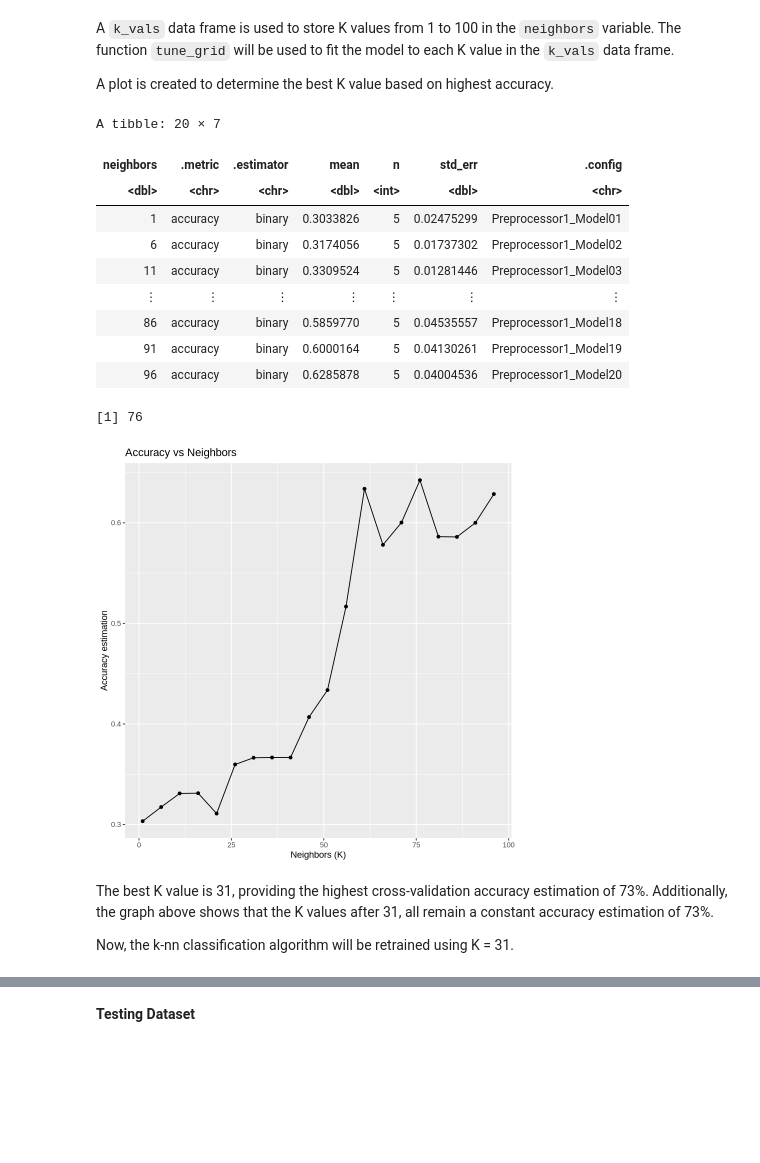
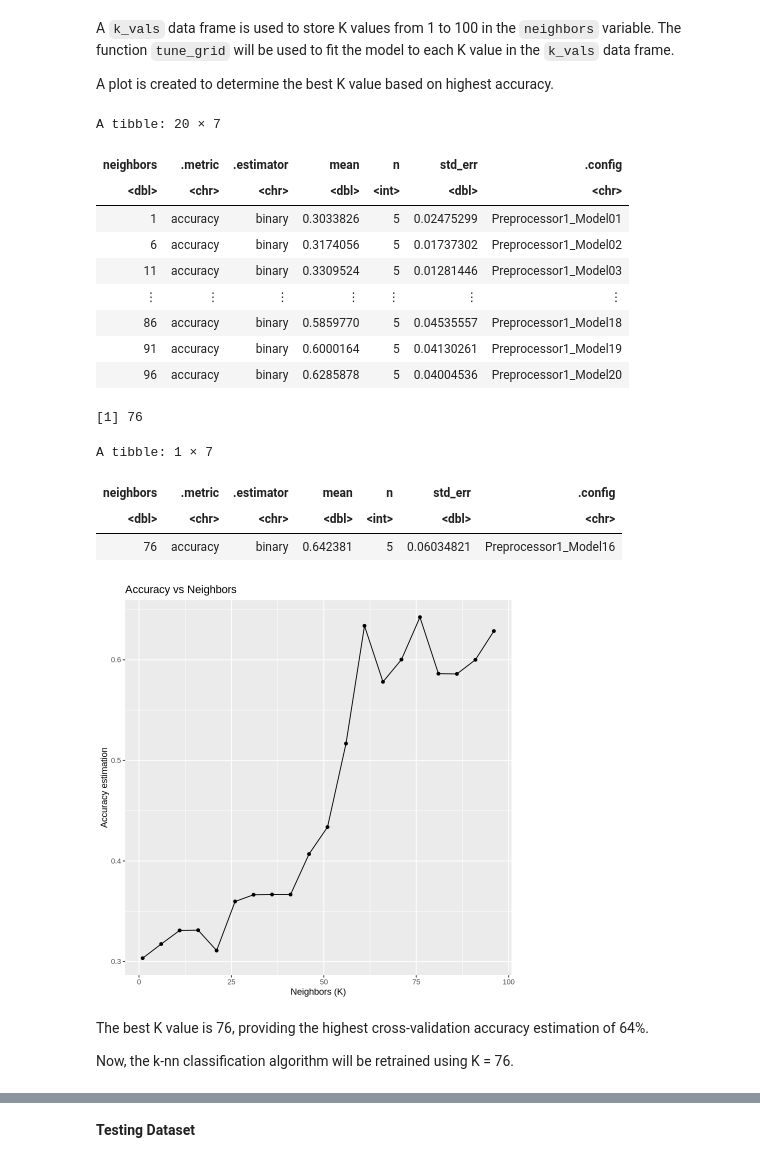
Before and after one commit to zzashleeyj/DSCI100-46-Group-Project, a Jupyter notebook: Final Project 46.ipynb, the cells around one changed output, grey strips where cells are left out. Saved outputs shown, nothing was run; the diff lists cells and outputs as text; code cells hidden in the pictures; blank space fills up the shorter version.

```diff
--- a/Final Project 46.ipynb
+++ b/Final Project 46.ipynb
@@ -351,38 +333,47 @@ training_knn_results <- workflow () |>
     collect_metrics()
 
 accuracies <- training_knn_results |>
     filter(.metric == "accuracy")
 accuracies
 
 accuracy_plot <- ggplot(accuracies, aes(x = neighbors, y = mean)) +
     geom_point() +
     geom_line() +
     labs(x = "Neighbors (K)", y = "Accuracy estimation") +
     ggtitle("Accuracy vs Neighbors")
 accuracy_plot
 
 best_k <- accuracies |>
     arrange(desc(mean)) |>
     head(1) |>
     pull(neighbors)
 best_k
+
+best_k_accuracy <- training_knn_results |>
+    filter(.metric == "accuracy") |>
+    filter(neighbors == "76" )
+best_k_accuracy
 # %% [output]
 A tibble: 20 × 7
 | neighbors | .metric | .estimator | mean | n | std_err | .config |
 | <dbl> | <chr> | <chr> | <dbl> | <int> | <dbl> | <chr> |
 | 1 | accuracy | binary | 0.3033826 | 5 | 0.02475299 | Preprocessor1_Model01 |
 | 6 | accuracy | binary | 0.3174056 | 5 | 0.01737302 | Preprocessor1_Model02 |
 | 11 | accuracy | binary | 0.3309524 | 5 | 0.01281446 | Preprocessor1_Model03 |
 | ⋮ | ⋮ | ⋮ | ⋮ | ⋮ | ⋮ | ⋮ |
 | 86 | accuracy | binary | 0.5859770 | 5 | 0.04535557 | Preprocessor1_Model18 |
 | 91 | accuracy | binary | 0.6000164 | 5 | 0.04130261 | Preprocessor1_Model19 |
 | 96 | accuracy | binary | 0.6285878 | 5 | 0.04004536 | Preprocessor1_Model20 |
 [1] 76
+A tibble: 1 × 7
+| neighbors | .metric | .estimator | mean | n | std_err | .config |
+| <dbl> | <chr> | <chr> | <dbl> | <int> | <dbl> | <chr> |
+| 76 | accuracy | binary | 0.642381 | 5 | 0.06034821 | Preprocessor1_Model16 |
 [figure]
 # %% [markdown]
-The best K value is 31, providing the highest cross-validation accuracy estimation of 73%. Additionally, the graph above shows that the K values after 31, all remain a constant accuracy estimation of 73%.
+The best K value is 76, providing the highest cross-validation accuracy estimation of 64%.
 
-Now, the k-nn classification algorithm will be retrained using K = 31.
+Now, the k-nn classification algorithm will be retrained using K = 76.
 # %%
 set.seed(2)
 
```
Also changed, not shown: parts of 3 cells of this notebook.
